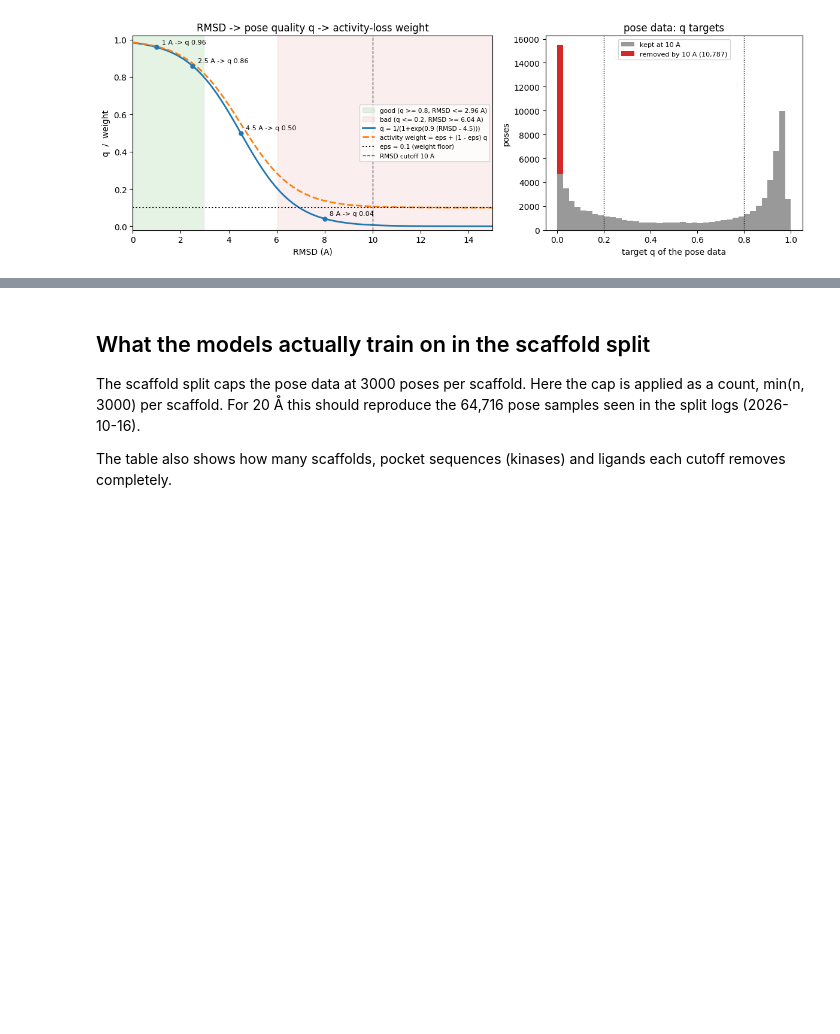
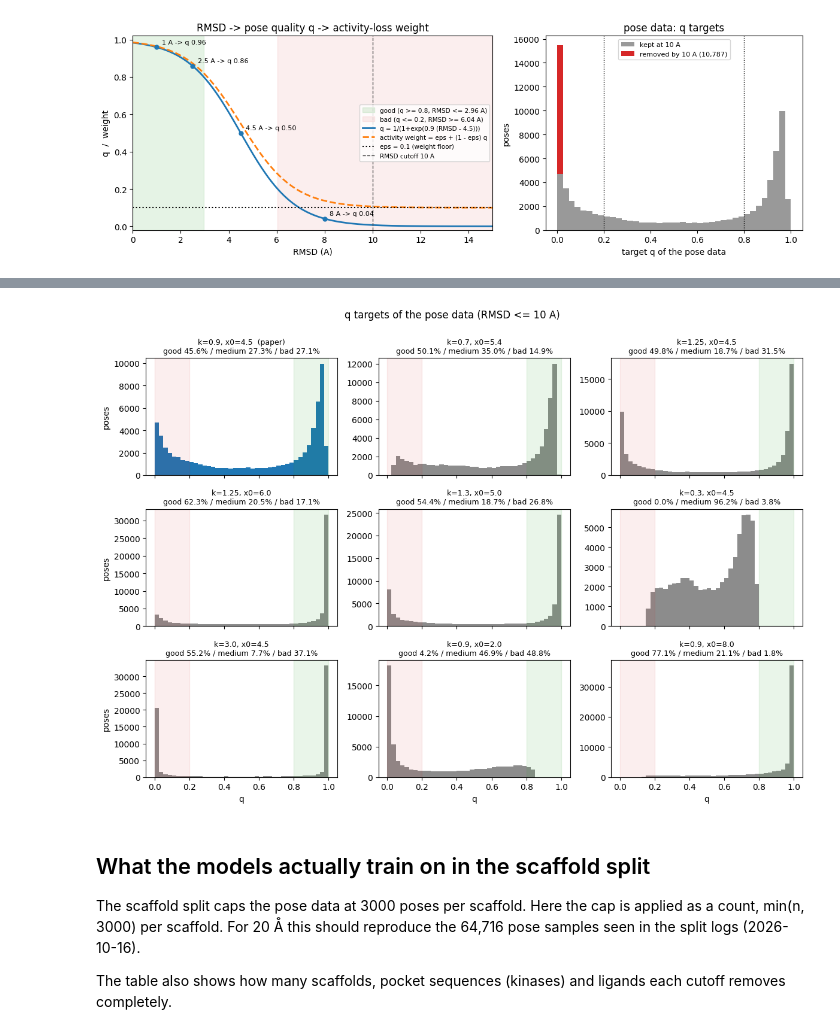
Before and after one commit to openkinome/multi-objective-kinodata-3D, a Jupyter notebook: analysis/rmsd_distribution.ipynb, the cells around one changed output, grey strips where cells are left out. Drawn from its saved outputs; the diff is of its cells as text; code cells hidden in the pictures; blank space fills up the shorter version.

```diff
--- a/analysis/rmsd_distribution.ipynb
+++ b/analysis/rmsd_distribution.ipynb
@@ -211,3 +304,27 @@ fig.savefig(OUTPUT / "sigmoid_transformation.png", dpi=200)
+# %%
+# histogram of the resulting q targets, one panel per parameter set
+ncols = 3
+nrows = int(np.ceil(len(SIGMOID_PARAMS) / ncols))
+fig, axes = plt.subplots(nrows, ncols, figsize=(4 * ncols, 2.8 * nrows), sharex=True, squeeze=False)
+for ax, (k, x0), row in zip(axes.flat, SIGMOID_PARAMS, rows):
+    q = sigmoid_q(r_pose, k, x0)
+    ref = (k, x0) == SIGMOID_PARAMS[0]
+    ax.hist(q, bins=N_BINS, range=(0, 1), color="tab:blue" if ref else "0.55")
+    ax.axvspan(0, Q_BAD, color="tab:red", alpha=0.08)
+    ax.axvspan(Q_GOOD, 1, color="tab:green", alpha=0.10)
+    ax.set_title(f"k={k}, x0={x0}" + ("  (paper)" if ref else "") +
+                 f"\ngood {row['good % (q>=0.8)']}% / medium {row['medium %']}% / bad {row['bad % (q<=0.2)']}%", fontsize=9)
+for ax in axes.flat[len(SIGMOID_PARAMS):]:
+    ax.axis("off")
+for ax in axes[-1]:
+    ax.set_xlabel("q")
+for ax in axes[:, 0]:
+    ax.set_ylabel("poses")
+fig.suptitle(f"q targets of the pose data (RMSD <= {POSE_CUTOFF} A)" if POSE_CUTOFF else "q targets of the pose data", y=1.0)
+fig.tight_layout()
+fig.savefig(OUTPUT / "sigmoid_params_q_hist.png", dpi=200, bbox_inches="tight")
+# %% [output]
+[figure, added]
 # %% [markdown]
 ## What the models actually train on in the scaffold split
 
```
Also changed, not shown: parts of 4 cells of this notebook, 1 other file.
